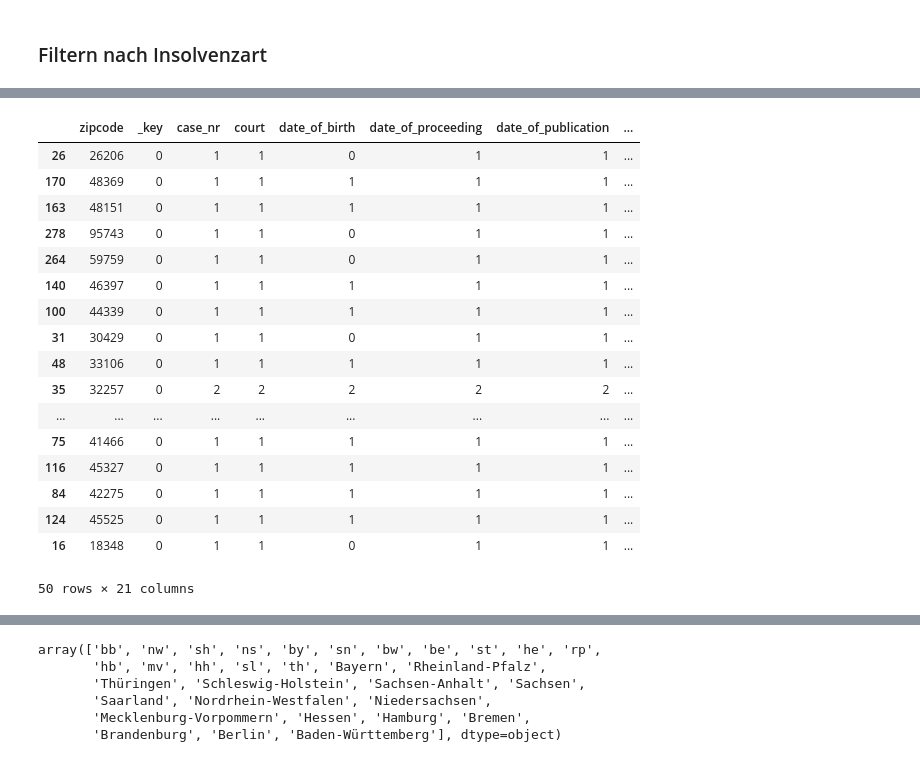
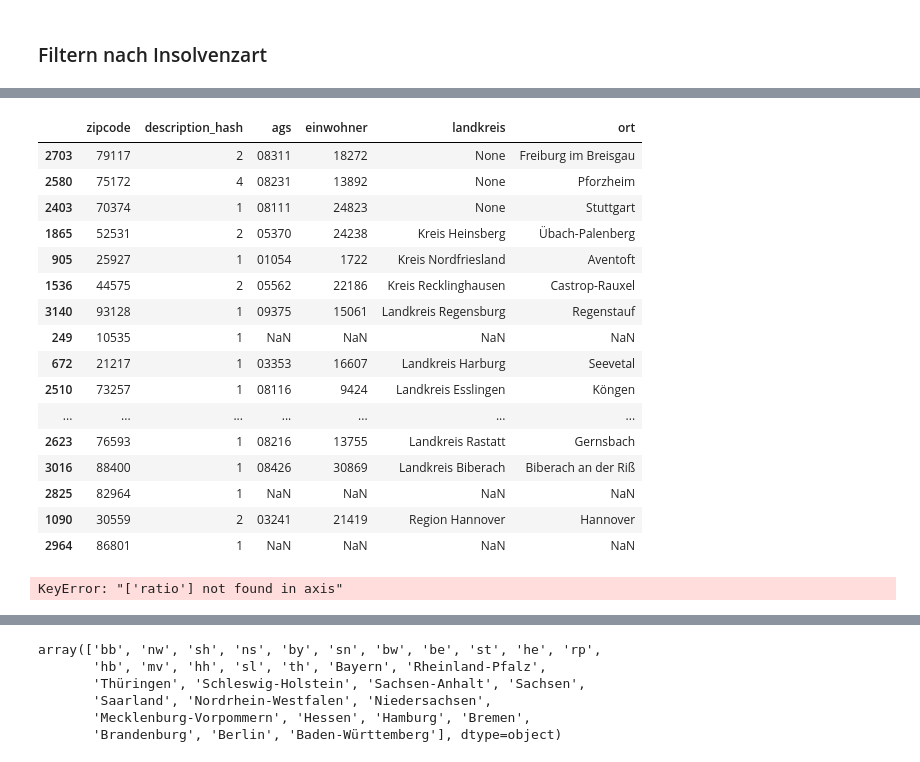
Before and after one commit to wdr-data/insolvenzen, a Jupyter notebook: Insolvenzen_alles.ipynb, the cells around one changed output, grey strips where cells are left out. Saved outputs shown, nothing was run; the diff lists cells and outputs as text; code cells hidden in the pictures.

```diff
--- a/Insolvenzen_alles.ipynb
+++ b/Insolvenzen_alles.ipynb
@@ -172,7 +166,7 @@ data_eröffnet_in = in_eröffnung(data_in)
 # %%
 data_nw_ik = data_eröffnet_in[data_eröffnet_in["federal_state"].isin(['Nordrhein-Westfalen'])]
 # %%
-date_range_nw_ik = data_nw_ik[data_nw_ik.date_of_publication.between('2021-10-07', '2021-11-07')]
+date_range_nw_ik = data_eröffnet_in[data_eröffnet_in.date_of_publication.between('2021-08-01', '2021-11-07')]
 # %%
 date_range_nw_ik.head()
 # %% [output]
@@ -185,4 +179,4 @@ date_range_nw_ik.head()
 # %%
-eröffnung_court_nw = date_range_nw_ik.groupby(['zipcode'], as_index=False).count()
+eröffnung_court_nw = date_range_nw_ik.groupby(['zipcode'], as_index=False).count()[['zipcode','description_hash']]
 eröffnung_court_nw.sample(10)
 # %% [output]
@@ -221,31 +200,30 @@ df_osm_plz
 # %%
 df_osm_plz = pd.read_csv("plz_de.csv", dtype=str)
-df_osm_plz = df_osm_plz[["plz", "ags", "landkreis", "bundesland"]]
+df_osm_plz = df_osm_plz[["plz", "ags", "einwohner", "landkreis", "ort"]]
 
 df_osm_plz.ags = df_osm_plz.ags.str.slice(0, 5)
 
 df_osm_plz.rename(columns={"plz": "zipcode"}, inplace=True)
 df_osm_plz = df_osm_plz.groupby("zipcode").last()
 
 
 joined = eröffnung_court_nw.join(df_osm_plz, on=["zipcode"], how="left")
 joined.sample(50)
 # %% [output]
-|  | zipcode | _key | case_nr | court | date_of_birth | date_of_proceeding | date_of_publication | ... |
-| 26 | 26206 | 0 | 1 | 1 | 0 | 1 | 1 | ... |
-| 170 | 48369 | 0 | 1 | 1 | 1 | 1 | 1 | ... |
-| 163 | 48151 | 0 | 1 | 1 | 1 | 1 | 1 | ... |
-| 278 | 95743 | 0 | 1 | 1 | 0 | 1 | 1 | ... |
-| 264 | 59759 | 0 | 1 | 1 | 0 | 1 | 1 | ... |
-| 140 | 46397 | 0 | 1 | 1 | 1 | 1 | 1 | ... |
-| 100 | 44339 | 0 | 1 | 1 | 1 | 1 | 1 | ... |
-| 31 | 30429 | 0 | 1 | 1 | 0 | 1 | 1 | ... |
-| 48 | 33106 | 0 | 1 | 1 | 1 | 1 | 1 | ... |
-| 35 | 32257 | 0 | 2 | 2 | 2 | 2 | 2 | ... |
-| ... | ... | ... | ... | ... | ... | ... | ... | ... |
-| 75 | 41466 | 0 | 1 | 1 | 1 | 1 | 1 | ... |
-| 116 | 45327 | 0 | 1 | 1 | 1 | 1 | 1 | ... |
-| 84 | 42275 | 0 | 1 | 1 | 1 | 1 | 1 | ... |
-| 124 | 45525 | 0 | 1 | 1 | 1 | 1 | 1 | ... |
-| 16 | 18348 | 0 | 1 | 1 | 0 | 1 | 1 | ... |
+|  | zipcode | description_hash | ags | einwohner | landkreis | ort |
+| 2703 | 79117 | 2 | 08311 | 18272 | None | Freiburg im Breisgau |
+| 2580 | 75172 | 4 | 08231 | 13892 | None | Pforzheim |
+| 2403 | 70374 | 1 | 08111 | 24823 | None | Stuttgart |
+| 1865 | 52531 | 2 | 05370 | 24238 | Kreis Heinsberg | Übach-Palenberg |
+| 905 | 25927 | 1 | 01054 | 1722 | Kreis Nordfriesland | Aventoft |
+| 1536 | 44575 | 2 | 05562 | 22186 | Kreis Recklinghausen | Castrop-Rauxel |
+| 3140 | 93128 | 1 | 09375 | 15061 | Landkreis Regensburg | Regenstauf |
+| 249 | 10535 | 1 | NaN | NaN | NaN | NaN |
+| 672 | 21217 | 1 | 03353 | 16607 | Landkreis Harburg | Seevetal |
+| 2510 | 73257 | 1 | 08116 | 9424 | Landkreis Esslingen | Köngen |
+| ... | ... | ... | ... | ... | ... | ... |
+| 2623 | 76593 | 1 | 08216 | 13755 | Landkreis Rastatt | Gernsbach |
+| 3016 | 88400 | 1 | 08426 | 30869 | Landkreis Biberach | Biberach an der Riß |
+| 2825 | 82964 | 1 | NaN | NaN | NaN | NaN |
+| 1090 | 30559 | 2 | 03241 | 21419 | Region Hannover | Hannover |
+| 2964 | 86801 | 1 | NaN | NaN | NaN | NaN |
-50 rows × 21 columns
@@ -251,0 +236,4 @@ joined.sample(50)
+# %%
+joined = joined.drop(columns=["zipcode", "ratio"])
+# %% [output]
+KeyError: "['ratio'] not found in axis"
```
Also changed, not shown: parts of 20 cells of this notebook.
